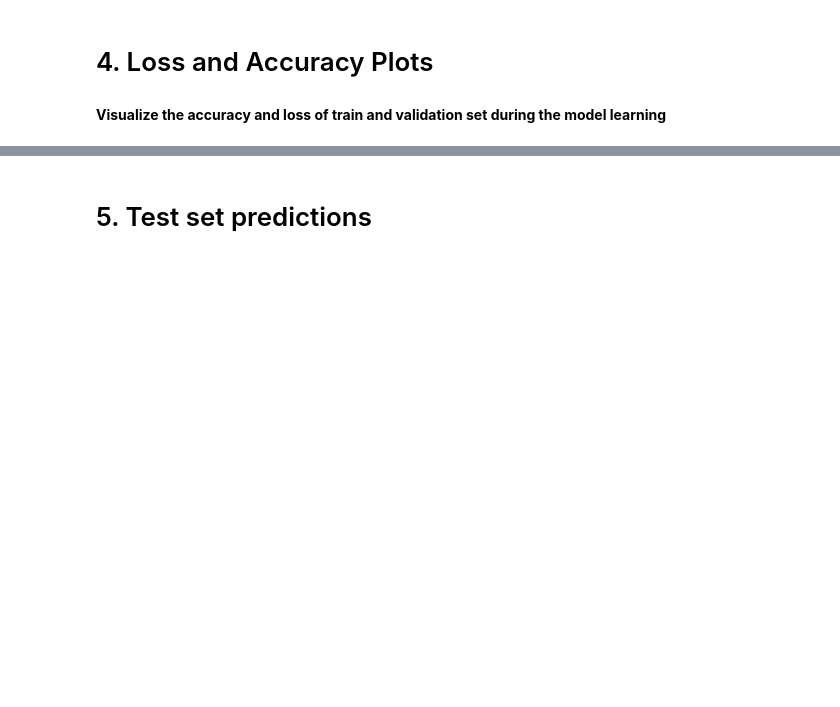
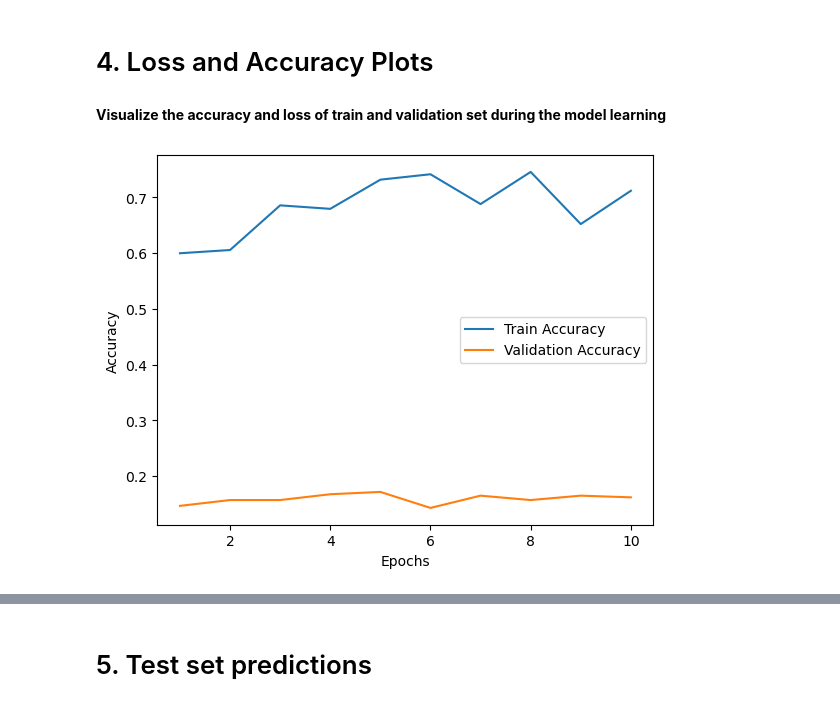
Before and after one commit to tunayildizuzh/MachineLearningforSciences, a Jupyter notebook: Labs/Lab7.ipynb, the cells around one changed output, grey strips where cells are left out. Saved outputs shown, nothing was run; the diff lists cells and outputs as text; code cells hidden in the pictures; blank space fills up the shorter version.

```diff
--- a/Labs/Lab7.ipynb
+++ b/Labs/Lab7.ipynb
@@ -173,11 +170,6 @@ Dataset size: 4317
 **Now let's check how well we managed to normalize the data for each channel for the test, training and validation datasets:** <br/>
 check the mean and standard deviation of each channal in each subset
 # %%
-"""
-
-TypeError: 'dict' object is not callable from loaders.
-
-"""
 # [1 point] for this code block
 channels = 3
 
@@ -188,10 +180,12 @@ for channel in range(channels):
         num_pxl = dataset_sizes[x] * first_image_shape[0] * first_image_shape[1]
 
 
+        data_loader = train_loader if x == 'train' else val_loader if x == 'val' else test_loader
+
         #we go through the butches and sum up the pixels of the objects,
         #which then divide the sum by the number of all pixels to calculate the average
         total_sum = 0
-        for batch, _ in [train_loader,val_loader,test_loader]:
+        for batch, _ in data_loader:
 
             # TODO: YOUR CODES HERE
             total_sum += batch[:, channel, :, :].sum()
@@ -200,6 +194,11 @@ for channel in range(channels):
 
         #we calculate the standard deviation using the formula that I indicated above
         # TODO: YOUR CODES HERE
+        sum_squares = 0
+        for batch, _ in data_loader:
+            sum_squares += ((batch[:, channel, :, :] - mean) ** 2).sum()
+
+        std = np.sqrt(sum_squares / num_pxl)
 
 
         print(f'|channel:{channel+1}| {x} - mean: {mean}, std: {std}')
@@ -355,14 +418,16 @@ def train(epochs, model):
 **Let's use pretrained ResNet model**
 # %%
 resnet34 = torchvision.models.resnet34(pretrained=True)
+
 for param in resnet34.parameters():
     param.grad_requires = False
 
 # replace the last layer as a new classifier, which is suitable for our data
-resnet34.fc = # TODO: YOUR CODES HERE
+num_classes=5
+resnet34.fc = nn.Linear(resnet34.fc.in_features, num_classes)
 # %% [markdown]
 **Launching training**
 # %%
 epochs = 10
 
-train(epochs=epochs, model=resnet34)
+model = train(epochs=epochs, model=resnet34)
@@ -373,7 +459,22 @@ train(epochs=epochs, model=resnet34)
 # %%
 # [0.5 point] for this code block
 # plot of train and validation accuracy, vs epoch number
 # TODO: YOUR CODES HERE
+
+def train_val_accuracy_plot(train_acc,val_acc,epochs=10):
+
+    epochs = range(1, len(train_acc) + 1)
+    plt.plot(epochs, train_acc, label = 'Train Accuracy')
+    plt.plot(epochs, val_acc, label = 'Validation Accuracy')
+
+    plt.xlabel('Epochs')
+    plt.ylabel('Accuracy')
+    plt.legend()
+    plt.show()
+
+train_val_accuracy_plot(model[3],model[4])
+# %% [output]
+[figure, added]
 # %%
 # [0.5 point] for this code block
 #plot of train and validation loss, vs epoch number
```
Also changed, not shown: parts of 12 cells of this notebook, 1 other file.
